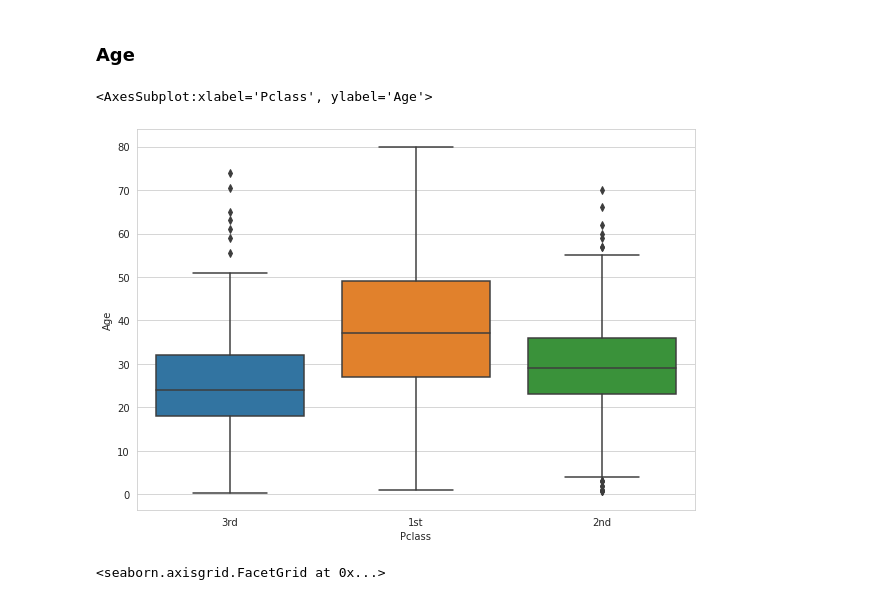
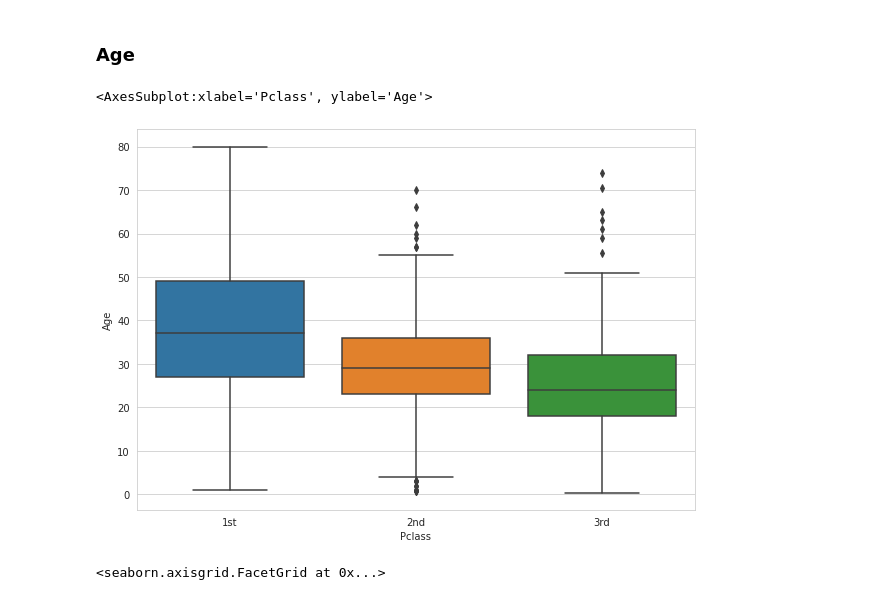
Before and after one commit to adamparkosidis/titanic-predictions-using-logistic-regression, a Jupyter notebook: Titanic - Predictions using Logistic Regression.ipynb, the cells around one changed output. Cells and saved outputs as stored; diff of their text form; code cells hidden in the pictures.

```diff
--- a/Titanic - Predictions using Logistic Regression.ipynb
+++ b/Titanic - Predictions using Logistic Regression.ipynb
@@ -182,11 +182,11 @@ train.loc[829, 'Embarked'] = 'C'
 # %%
 # We miss some data associated with the Age of some passengers, we will try to impute that missing data based on a reasonable guess
 
 plt.figure(figsize=(10,7))
-sns.boxplot(x='Pclass', y='Age', data=train)
+sns.boxplot(x='Pclass', y='Age', data=train, order=['1st','2nd','3rd'])
 # %% [output]
 <AxesSubplot:xlabel='Pclass', ylabel='Age'>
-[figure, old version]
+[figure, new version]
 # %%
 # lets check the Age of the passengers for whom we have info
 sns.displot(data=train.dropna(), x='Age')
```
Also changed, not shown: parts of 11 cells of this notebook.
